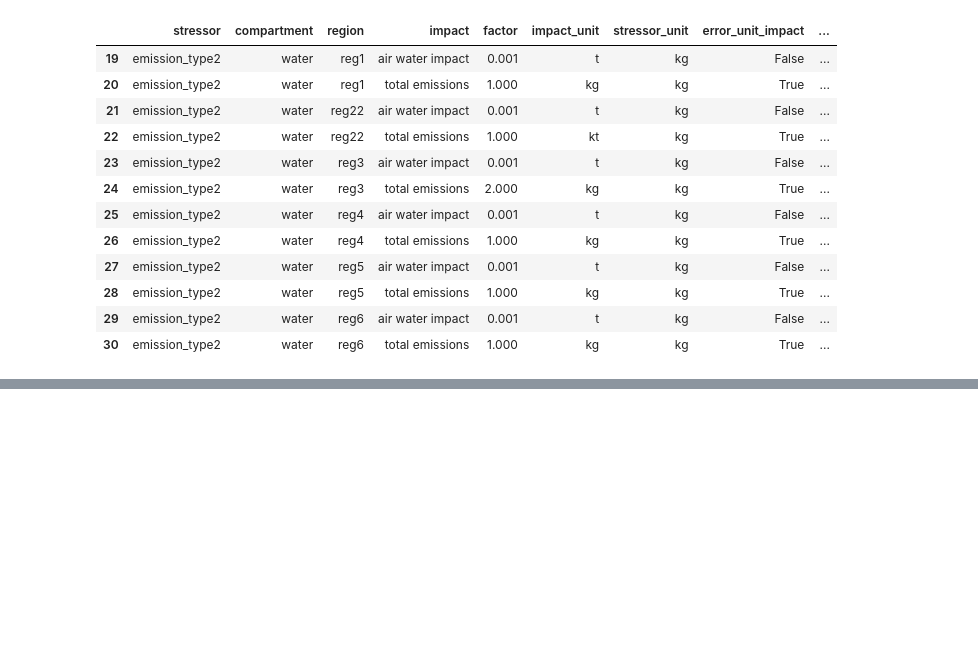
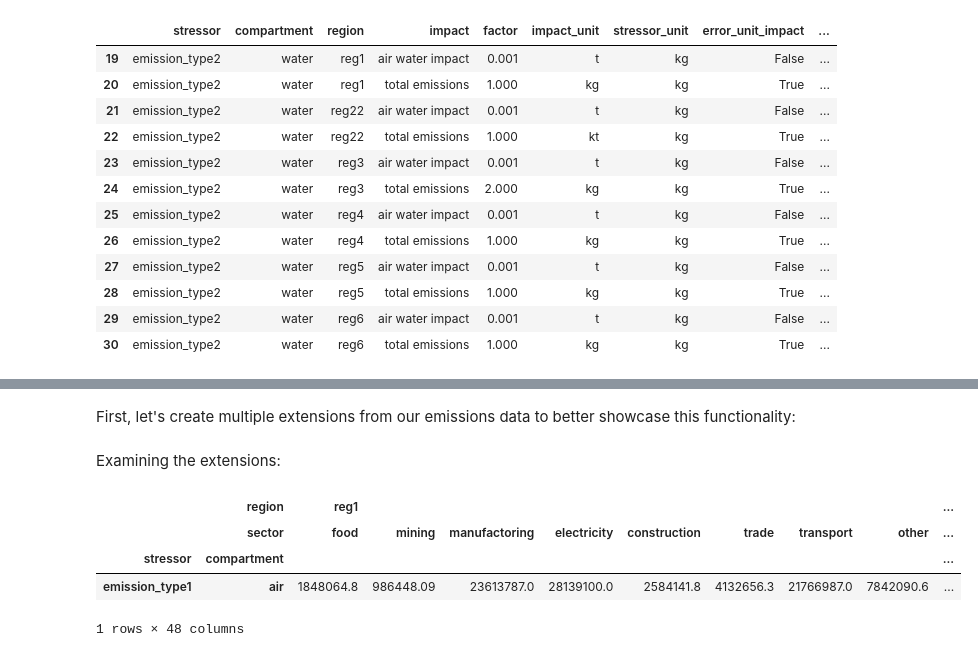
Before and after one commit to IndEcol/pymrio, a Jupyter notebook: doc/source/notebooks/stressor_characterization.ipynb, the cells around one changed output, grey strips where cells are left out. Drawn from its saved outputs; the diff is of its cells as text; code cells hidden in the pictures; blank space fills up the shorter version.

```diff
--- a/doc/source/notebooks/stressor_characterization.ipynb
+++ b/doc/source/notebooks/stressor_characterization.ipynb
@@ -387,0 +394,26 @@ As always, more information can be found in the docstrings of the methods.
+# %%
+io = pymrio.load_test()
+# %% [markdown]
+First, let's create multiple extensions from our emissions data to better showcase this functionality:
+# %%
+# Create copies of the emissions extension with different names and data subsets
+io.water = io.emissions.copy("water")
+io.air = io.emissions.copy("air")
+# %%
+# Keep only water emissions in the water extension
+io.water.F = io.water.F.loc[[("emission_type2", "water")], :]
+io.water.F_Y = io.water.F_Y.loc[[("emission_type2", "water")], :]
+# %%
+# Keep only air emissions in the air extension
+io.air.F = io.air.F.loc[[("emission_type1", "air")], :]
+io.air.F_Y = io.air.F_Y.loc[[("emission_type1", "air")], :]
+# %% [markdown]
+Examining the extensions:
+# %%
+io.air.F
+# %% [output]
+|  | region | reg1 |  |  |  |  |  |  |  | ... |
+|  | sector | food | mining | manufactoring | electricity | construction | trade | transport | other | ... |
+| stressor | compartment |  |  |  |  |  |  |  |  | ... |
+| emission_type1 | air | 1848064.8 | 986448.09 | 23613787.0 | 28139100.0 | 2584141.8 | 4132656.3 | 21766987.0 | 7842090.6 | ... |
+1 rows × 48 columns
```
Also changed, not shown: parts of 19 cells of this notebook.
